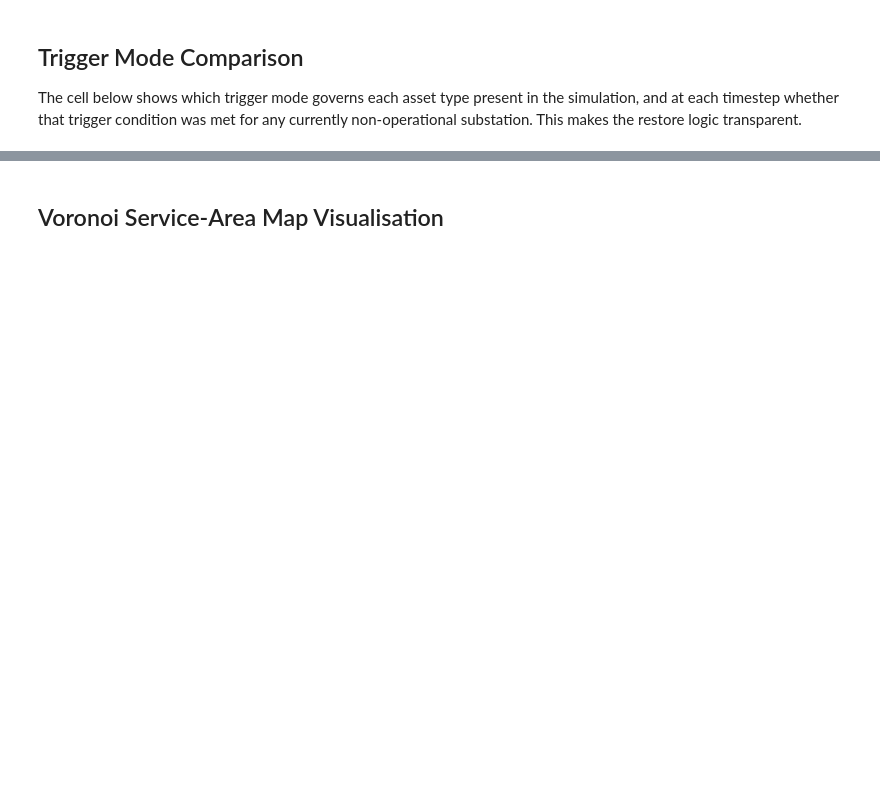
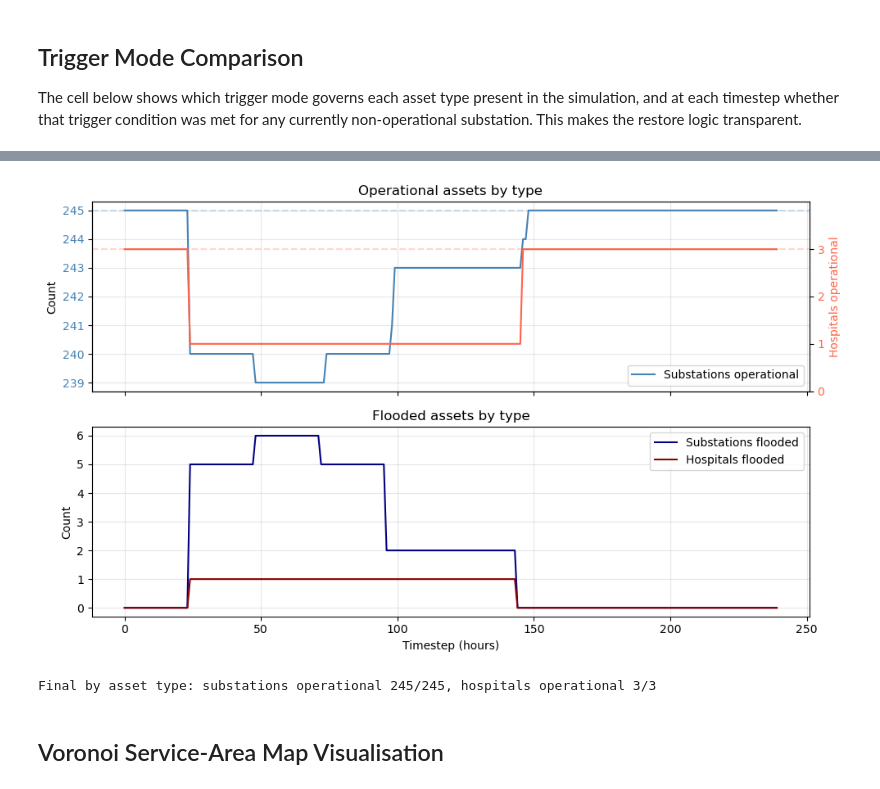
Before and after one commit to edPeregrina/powerpath, a Jupyter notebook: book/Use_Case_sample_knowledge_graph.ipynb, the cells around one changed output, grey strips where cells are left out. Drawn from its saved outputs; the diff is of its cells as text; code cells hidden in the pictures; blank space fills up the shorter version.

```diff
--- a/book/Use_Case_sample_knowledge_graph.ipynb
+++ b/book/Use_Case_sample_knowledge_graph.ipynb
@@ -489,0 +511,20 @@ timestep_results[1]
+# %%
+# check operating status for the last 3 assets in gdf_assets_combined (which are the hospitals), for all timesteps
+for i, asset in enumerate(gdf_assets_combined.tail(3).itertuples()):
+    print(f"\nAsset {i} ({asset.type}, {asset.name}):")
+    for timestep_data in timestep_results:
+        timestep = timestep_data['timestep']
+        operational = timestep_data['operational'][asset.Index]
+        flooded = timestep_data['flooded'][asset.Index]
+        crew_assigned = timestep_data.get('crew_assigned', [None] * len(gdf_assets_combined))[asset.Index]
+        print(f"  Timestep {timestep}: operational={operational}, flooded={flooded}, crew_assigned={crew_assigned}")
+
+
+# print operational status for asset 157 which services the frist two hospitals, for all timesteps
+asset_index = 157
+for timestep_data in timestep_results:
+    timestep = timestep_data['timestep']
+    operational = timestep_data['operational'][asset_index]
+    flooded = timestep_data['flooded'][asset_index]
+    crew_assigned = timestep_data.get('crew_assigned', [None] * len(gdf_assets_combined))[asset_index]
+    print(f"Asset {asset_index} at Timestep {timestep}: operational={operational}, flooded={flooded}, crew_assigned={crew_assigned}")
@@ -544,37 +613,57 @@ if timestep_results:
 
         rows.append(row)
 
     df_status = pd.DataFrame(rows)
 
     import matplotlib.pyplot as plt
     fig, (ax1, ax2) = plt.subplots(2, 1, figsize=(10, 6), sharex=True)
 
     ax1.plot(df_status['timestep'], df_status['substations_operational'],
              color='steelblue', label='Substations operational')
-    ax1.plot(df_status['timestep'], df_status['hospitals_operational'],
-             color='tomato', label='Hospitals operational')
     ax1.axhline(len(substation_positions), color='steelblue', linestyle='--', alpha=0.25)
-    ax1.axhline(len(hospital_positions), color='tomato', linestyle='--', alpha=0.25)
-    ax1.set_ylabel('Count'); ax1.set_title('Operational assets by type'); ax1.legend(); ax1.grid(alpha=0.3)
+    ax1.tick_params(axis='y', labelcolor='steelblue')
+
+
+    #hospitals in secondary y-axis
+    ax1b = ax1.twinx()
+    ax1b.axhline(len(hospital_positions), color='tomato', linestyle='--', alpha=0.25)
+    ax1b.plot(df_status['timestep'], df_status['hospitals_operational'],
+              color='tomato', label='Hospitals operational')
+    ax1b.set_ylabel('Hospitals operational', color='tomato')
+    ax1b.tick_params(axis='y', labelcolor='tomato')
+    ax1b.set_ylim(0, len(hospital_positions) + 1)
+    # ticks on ax1b should be integers
+    ax1b.set_yticks(range(0, len(hospital_positions) + 1))
+
+
+    ax1.set_ylabel('Count')
+    ax1.set_title('Operational assets by type')
+    lines1, labels1 = ax1.get_legend_handles_labels()
+    lines2, labels2 = ax1b.get_legend_handles_labels()
+    ax1.legend(lines1 + lines2, labels1 + labels2, loc='upper left')
+    ax1.grid(alpha=0.3); ax1.set_title('Operational assets by type'); ax1.legend(); ax1.grid(alpha=0.3)
 
     if 'substations_flooded' in df_status.columns and 'hospitals_flooded' in df_status.columns:
         ax2.plot(df_status['timestep'], df_status['substations_flooded'],
                  color='navy', label='Substations flooded')
         ax2.plot(df_status['timestep'], df_status['hospitals_flooded'],
                  color='darkred', label='Hospitals flooded')
         ax2.legend()
     else:
         ax2.text(0.5, 0.5, 'Flooded-by-type not available', ha='center', va='center', transform=ax2.transAxes)
 
     ax2.set_xlabel('Timestep (hours)')
     ax2.set_ylabel('Count'); ax2.set_title('Flooded assets by type'); ax2.grid(alpha=0.3)
 
     plt.tight_layout(); plt.show()
     print(f"Final by asset type: substations operational "
           f"{df_status['substations_operational'].iloc[-1]}/{len(substation_positions)}, "
           f"hospitals operational {df_status['hospitals_operational'].iloc[-1]}/{len(hospital_positions)}")
 else:
     print('No timestep-level results available. Re-run with timestep_output=True.')
+# %% [output]
+[figure, added]
+Final by asset type: substations operational 245/245, hospitals operational 3/3
 # %% [markdown]
 ## Voronoi Service-Area Map Visualisation
 # %%
```
Also changed, not shown: parts of 15 cells of this notebook.
